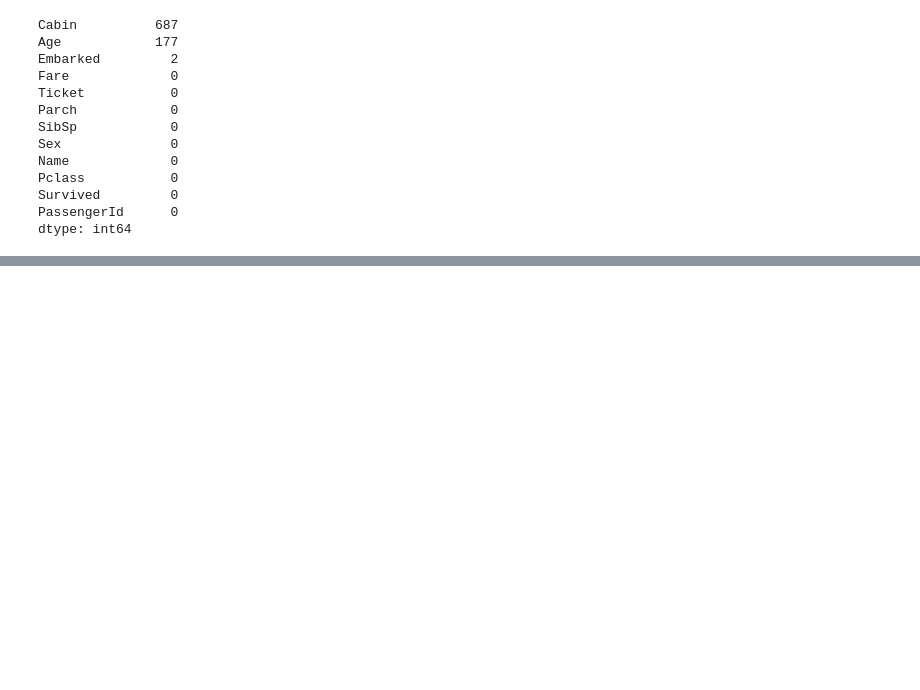
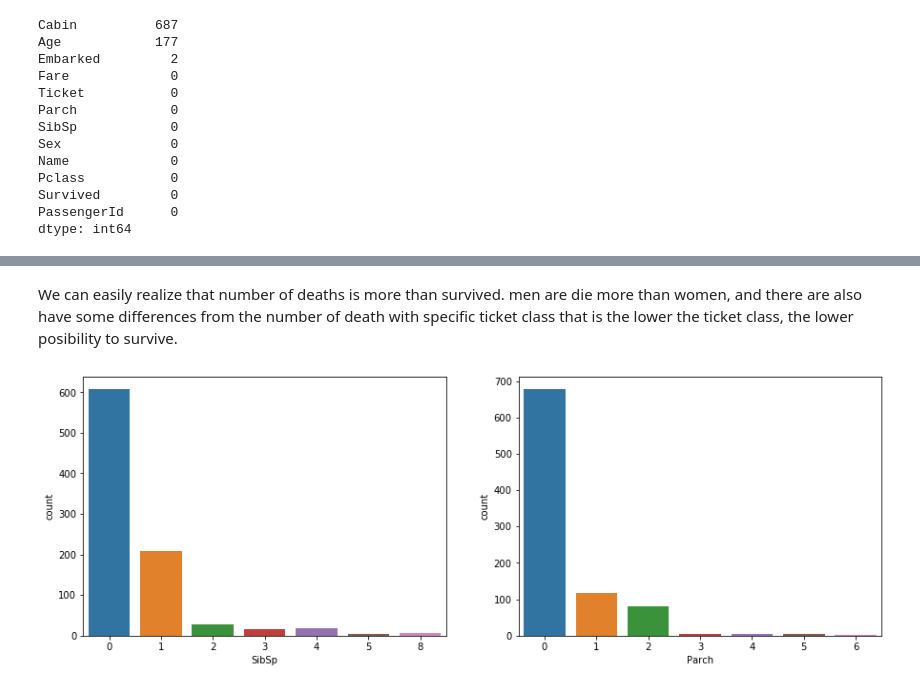
Before and after one commit to Thienbuu/Titanic_classification, a Jupyter notebook: Basic.ipynb, the cells around one changed output, grey strips where cells are left out. Saved outputs shown, nothing was run; the diff lists cells and outputs as text; code cells hidden in the pictures; blank space fills up the shorter version.

```diff
--- a/Basic.ipynb
+++ b/Basic.ipynb
@@ -49,0 +87,11 @@ As we can see from the heatmap, there are three columns have missing value: **Ca
+# %% [markdown]
+We can easily realize that number of deaths is more than survived. men are die more than women, and there are also have some differences from the number of death with specific ticket class that is the lower the ticket class, the lower posibility to survive.
+# %%
+fig = plt.figure(figsize=(15,5))
+ax1 = fig.add_subplot(1,2,1)
+sns.countplot(x='SibSp', data=train, ax=ax1)
+ax2 = fig.add_subplot(1,2,2)
+sns.countplot(x='Parch', data=train, ax=ax2)
+plt.show()
+# %% [output]
+[figure, added]
```
Also changed, not shown: parts of 18 cells of this notebook.
